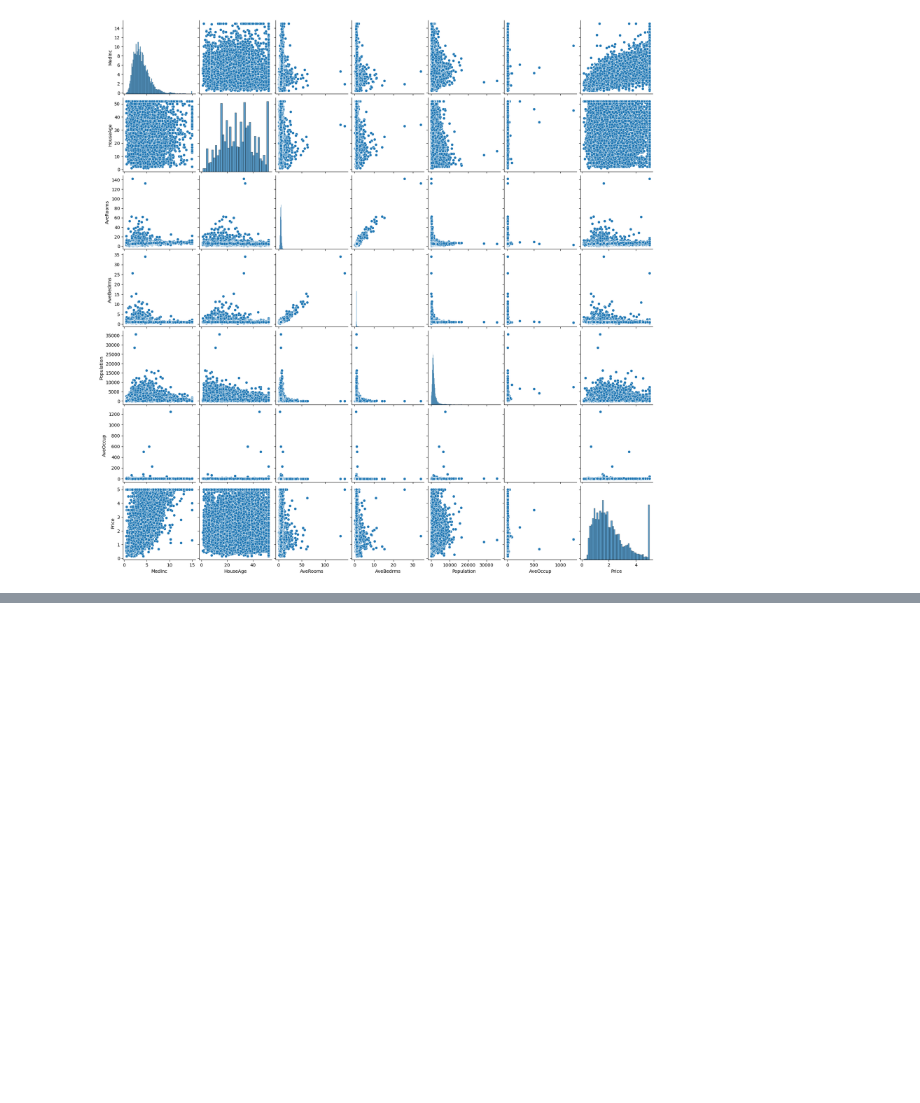
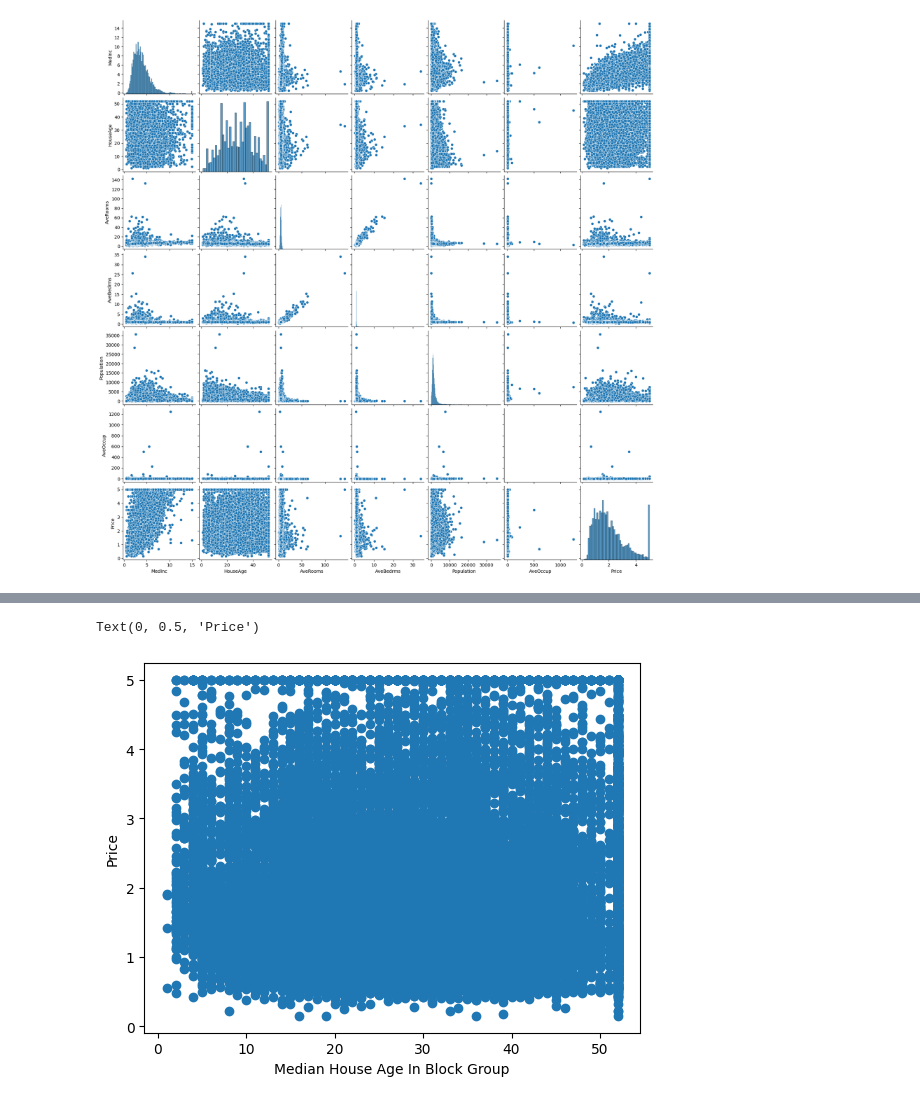
Before and after one commit to sultantemuruly/end-to-end-house-price-ml, a Jupyter notebook: model/main.ipynb, the cells around one changed output, grey strips where cells are left out. Drawn from its saved outputs; the diff is of its cells as text; code cells hidden in the pictures; blank space fills up the shorter version.

```diff
--- a/model/main.ipynb
+++ b/model/main.ipynb
@@ -147,0 +161,7 @@ sns.pairplot(dataset)
+# %%
+plt.pyplot.scatter(dataset['HouseAge'], dataset['Price'])
+plt.pyplot.xlabel('Median House Age In Block Group')
+plt.pyplot.ylabel('Price')
+# %% [output]
+Text(0, 0.5, 'Price')
+[figure, added]
```
Also changed, not shown: parts of 12 cells of this notebook.
